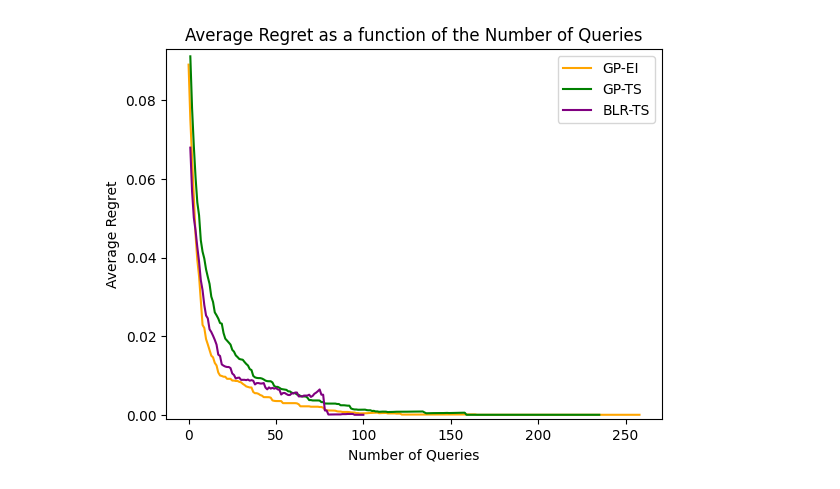
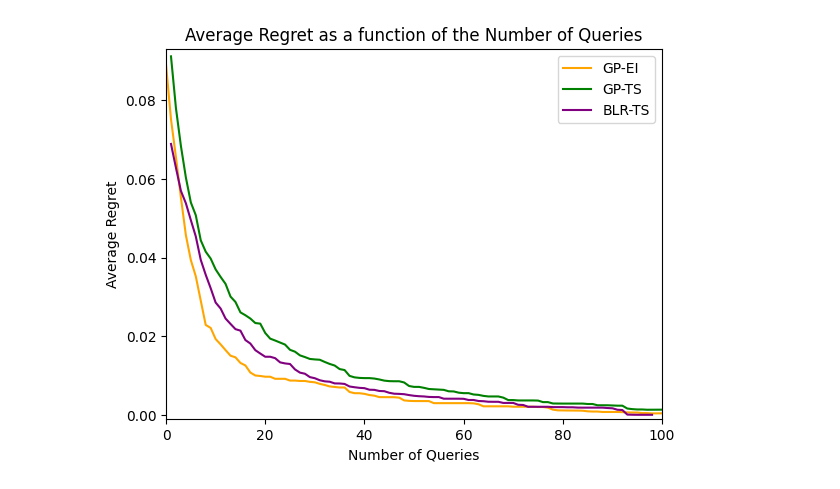
Before and after one commit to Amsterdam-Internships/Multi-objective_Optimization_using_Interactive_User_Approach, a Jupyter notebook: experiments/visualization-EI.ipynb, the cells around one changed output. Cells and saved outputs as stored; diff of their text form; code cells hidden in the pictures.

```diff
--- a/experiments/visualization-EI.ipynb
+++ b/experiments/visualization-EI.ipynb
@@ -49,30 +49,31 @@ df3['Average Regret'] = df3['Regret'].apply(lambda x: float(x.strip('[]')))
 # %%
 avge1 = df1.groupby(steps1)['Average Regret'].mean()
 avge2 = df2.groupby(steps2)['Average Regret'].mean()
 avge3 = df3.groupby(steps3)['Average Regret'].mean()
 
 plt.plot(avge1.index, avge1.values, label='GP-EI', color='orange')
 plt.plot(avge2.index, avge2.values, label='GP-TS', color='green')
 plt.plot(avge3.index, avge3.values, label='BLR-TS', color='purple')
 
 plt.xlabel('Number of Queries')
 plt.ylabel('Average Regret')
 plt.title('Average Regret as a function of the Number of Queries')
 plt.legend()
 
 # y_min = 0.00
 # y_max = 0.08
 # y_min = min(min(df1['Average Regret']), min(df2['Average Regret']), min(df3['Average Regret']))
 # y_max = max(max(df1['Average Regret']), max(df2['Average Regret']), max(df3['Average Regret']))
 # # y_ticks = [i/100 for i in range(int(y_min * 100), int((y_max +0.01)*100),1)]
 # # plt.ylim(y_min, y_max)
 
 # y_ticks = [0.01, 0.02, 0.03, 0.04, 0.05, 0.06, 0.07, 0.08]
 # plt.ylim(y_min, y_max)
 # plt.yticks(y_ticks)
 # # plt.autoscale(enable=True, axis='y')
 plt.ylim(-0.001,0.093)
+plt.xlim(0, 100)
 # plt.gca().spines['left'].set_position(('outward', 10))
 plt.show()
 # %% [output]
-[figure, old version]
+[figure, new version]
```
Also changed, not shown: parts of 2 cells of this notebook, 48 other files.
